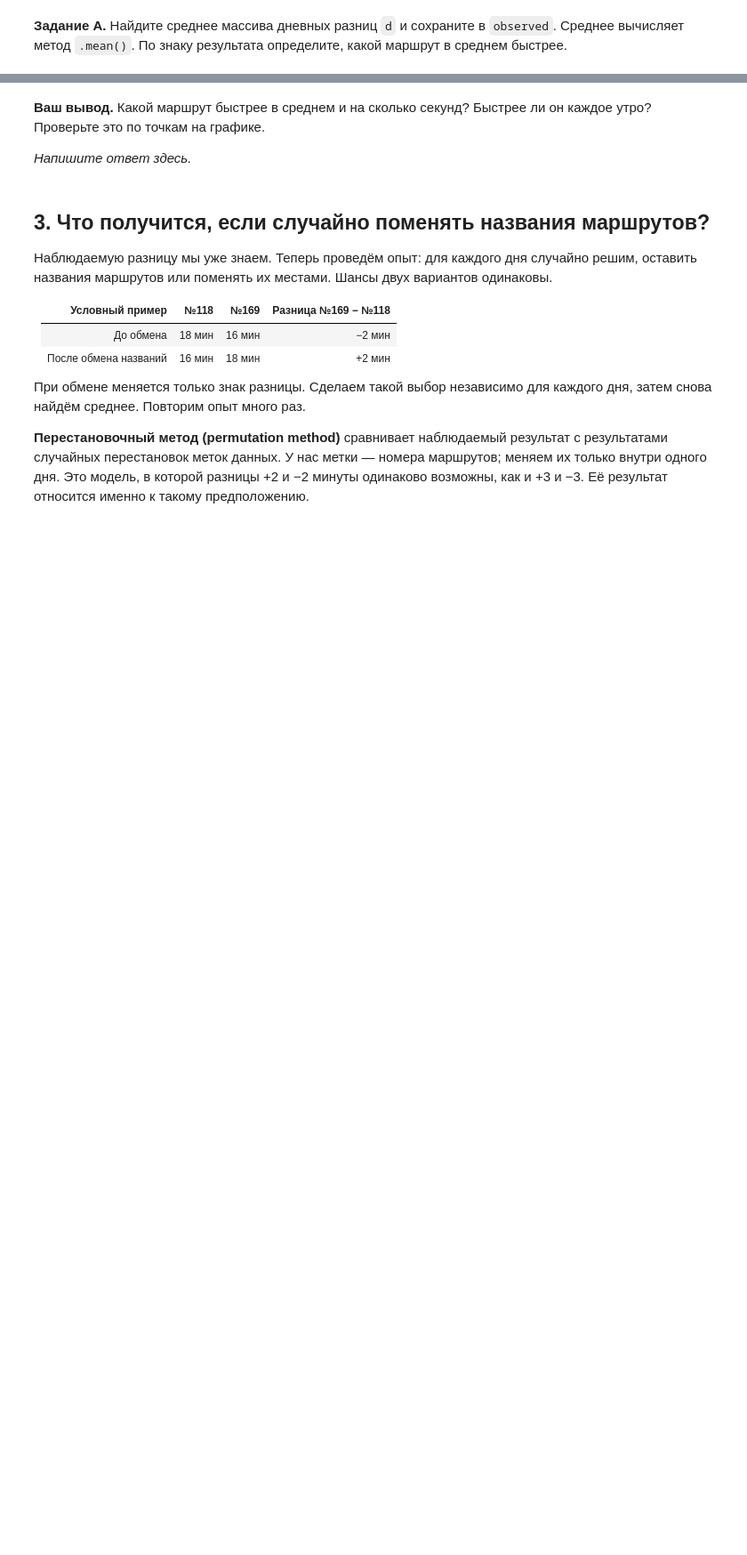
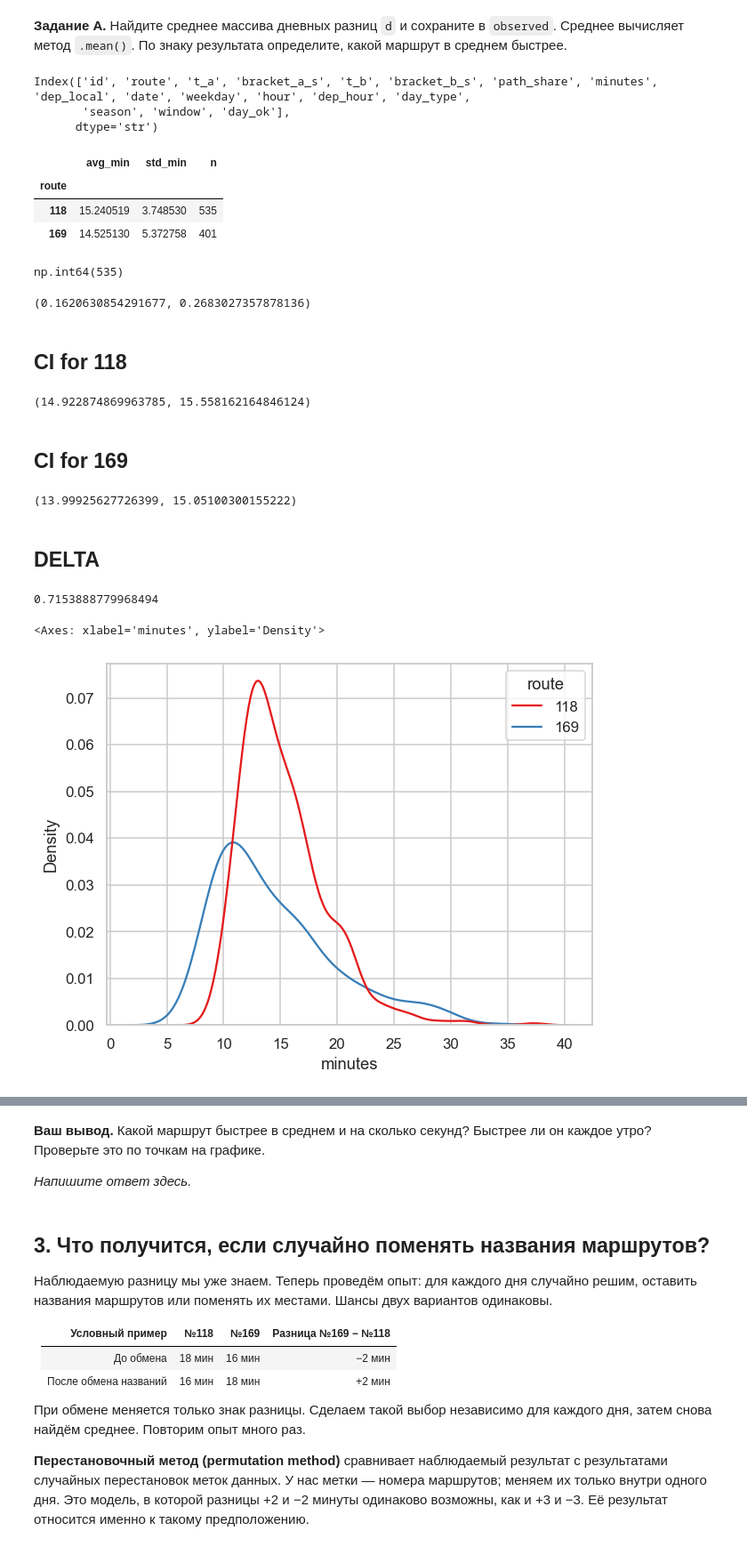
Before and after one commit to simonlobgromov/ML_classic_course, a Jupyter notebook: practice/practicum_mossovet_asia_mall_bootstrap.ipynb, the cells around one changed output, grey strips where cells are left out. Shown: that part at 89% size. Drawn from its saved outputs; the diff is of its cells as text; code cells hidden in the pictures; blank space fills up the shorter version.

```diff
--- a/practice/practicum_mossovet_asia_mall_bootstrap.ipynb
+++ b/practice/practicum_mossovet_asia_mall_bootstrap.ipynb
@@ -683,3 +821,54 @@ print(daily.head().rename(columns={118: '№118, мин', 169: '№169, мин',
 # %% [markdown]
 **Задание A.** Найдите среднее массива дневных разниц `d` и сохраните в `observed`.
 Среднее вычисляет метод `.mean()`. По знаку результата определите, какой маршрут в среднем быстрее.
+# %%
+trips.columns
+# %% [output]
+Index(['id', 'route', 't_a', 'bracket_a_s', 't_b', 'bracket_b_s', 'path_share', 'minutes', 'dep_local', 'date', 'weekday', 'hour', 'dep_hour', 'day_type',
+       'season', 'window', 'day_ok'],
+      dtype='str')
+# %%
+data = trips[(trips.day_type == 'будний') & (trips.window=='07–10')]
+# %%
+stats_ = data.groupby('route').agg(avg_min = ('minutes', 'mean'),
+                                    std_min = ('minutes', 'std'),
+                                    n = ('minutes', 'count'))
+stats_
+# %% [output]
+|  | avg_min | std_min | n |
+| route |  |  |  |
+| 118 | 15.240519 | 3.748530 | 535 |
+| 169 | 14.525130 | 5.372758 | 401 |
+# %%
+stats_.loc[118, 'n']
+# %% [output]
+np.int64(535)
+# %%
+se_118 = (stats_.loc[118, 'std_min'] / np.sqrt(stats_.loc[118, 'n'])).item()
+se_169 = (stats_.loc[169, 'std_min'] / np.sqrt(stats_.loc[169, 'n'])).item()
+se_118, se_169
+# %% [output]
+(0.1620630854291677, 0.2683027357878136)
+# %% [markdown]
+## CI for 118
+# %%
+stats_.loc[118, 'avg_min'].item() - 1.96*se_118 , stats_.loc[118, 'avg_min'].item() + 1.96*se_118
+# %% [output]
+(14.922874869963785, 15.558162164846124)
+# %% [markdown]
+## CI for 169
+# %%
+stats_.loc[169, 'avg_min'].item() - 1.96*se_169 , stats_.loc[169, 'avg_min'].item() + 1.96*se_169
+# %% [output]
+(13.99925627726399, 15.05100300155222)
+# %% [markdown]
+## DELTA
+# %%
+stats_.loc[118, 'avg_min'].item() - stats_.loc[169, 'avg_min'].item()
+# %% [output]
+0.7153888779968494
+# %%
+sns.kdeplot(data = data, x='minutes', hue='route', palette='Set1')
+# %% [output]
+<Axes: xlabel='minutes', ylabel='Density'>
+[figure, added]
```
Also changed, not shown: parts of 25 cells of this notebook, 8 other files.
